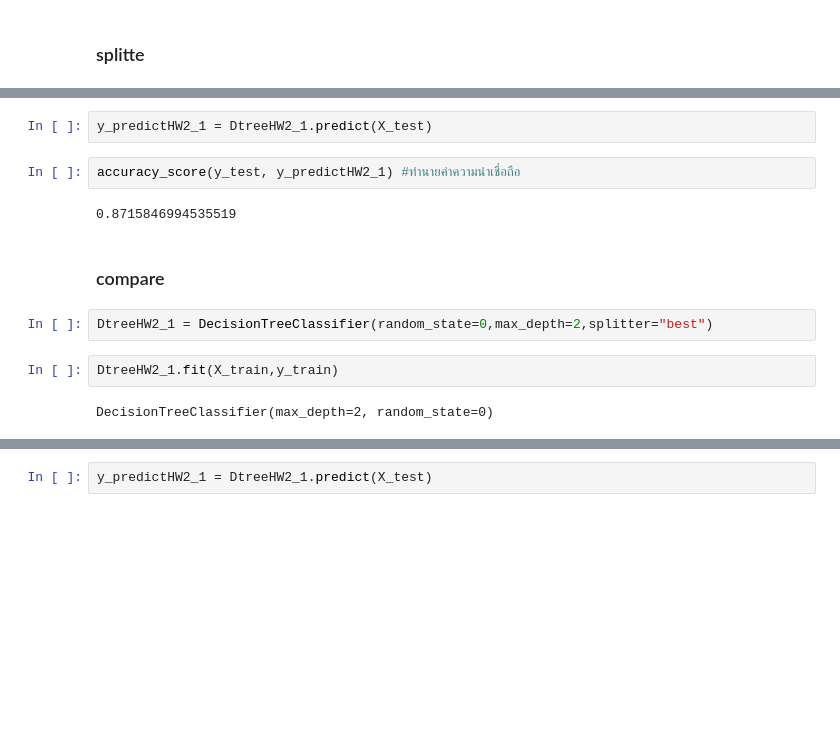
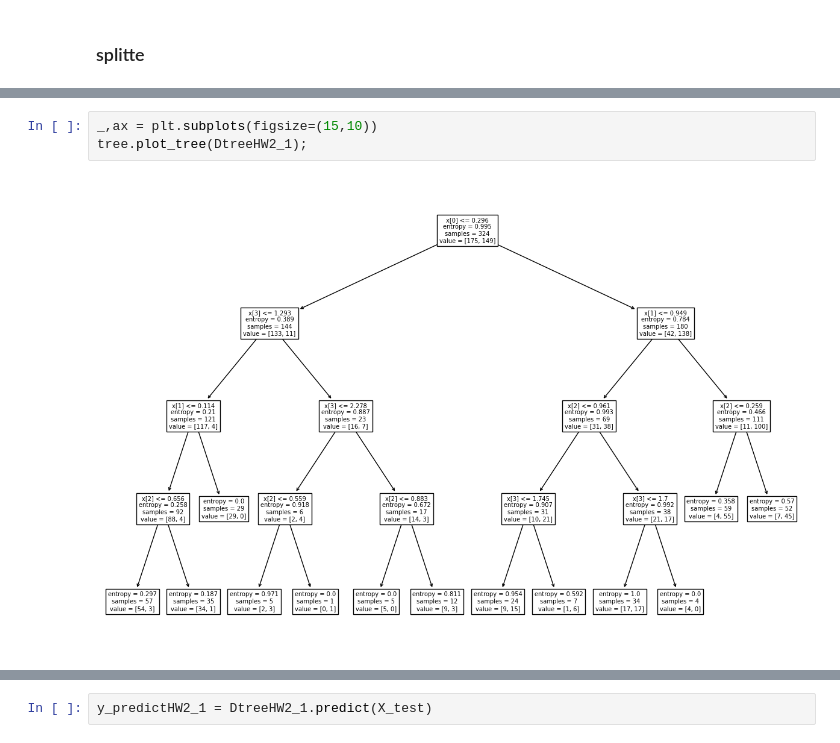
Before and after one commit to Sashimimeow/BSC_DPDM23, a Jupyter notebook: Classification.ipynb, the cells around one changed output, grey strips where cells are left out. Saved outputs shown, nothing was run; the diff lists cells and outputs as text; blank space fills up the shorter version.

```diff
--- a/Classification.ipynb
+++ b/Classification.ipynb
@@ -307,17 +316,8 @@ tree.plot_tree(DtreeHW2_1);
-# %%
-y_predictHW2_1 = DtreeHW2_1.predict(X_test)
-# %%
-accuracy_score(y_test, y_predictHW2_1) #ทำนายค่าความน่าเชื่อถือ
-# %% [output]
-0.8715846994535519
-# %% [markdown]
-### compare
-# %%
-DtreeHW2_1 = DecisionTreeClassifier(random_state=0,max_depth=2,splitter="best")
-# %%
-DtreeHW2_1.fit(X_train,y_train)
-# %% [output]
-DecisionTreeClassifier(max_depth=2, random_state=0)
+# %%
+_,ax = plt.subplots(figsize=(15,10))
+tree.plot_tree(DtreeHW2_1);
+# %% [output]
+[figure, added]
 # %%
 tree.plot_tree(DtreeHW2_1);
 # %% [output]
```
Also changed, not shown: parts of 33 cells of this notebook.
